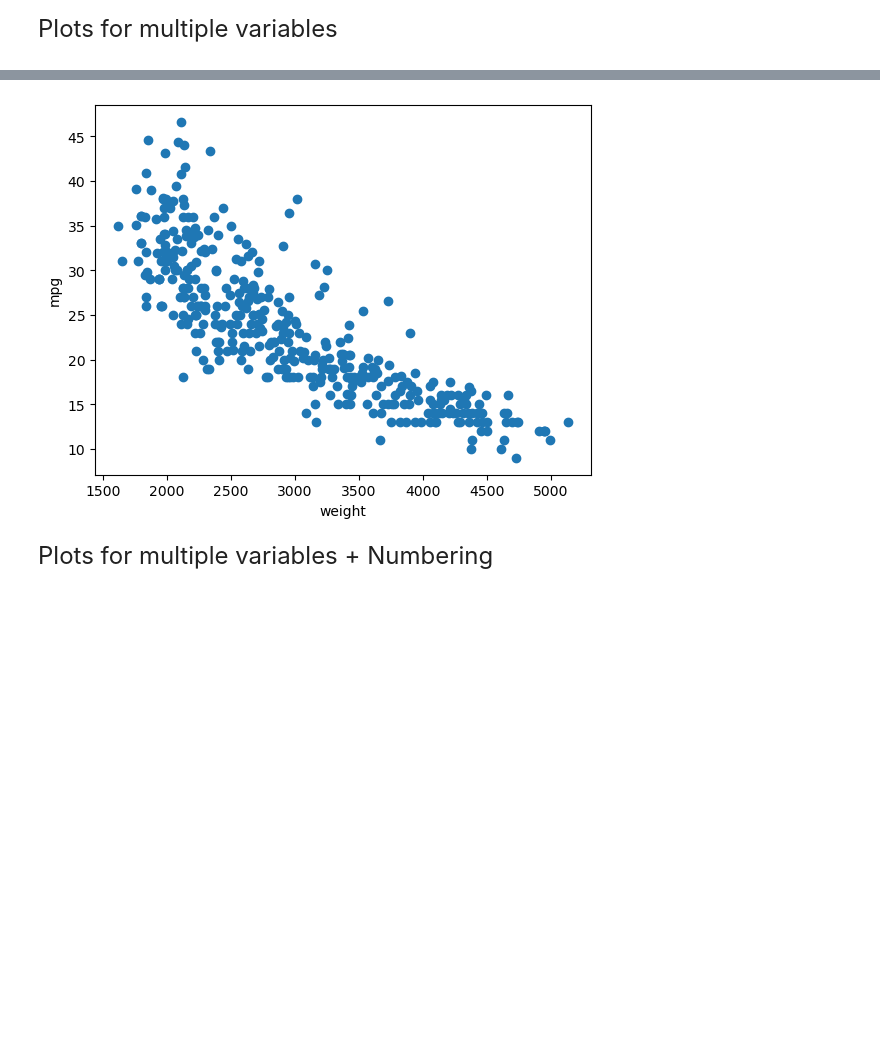
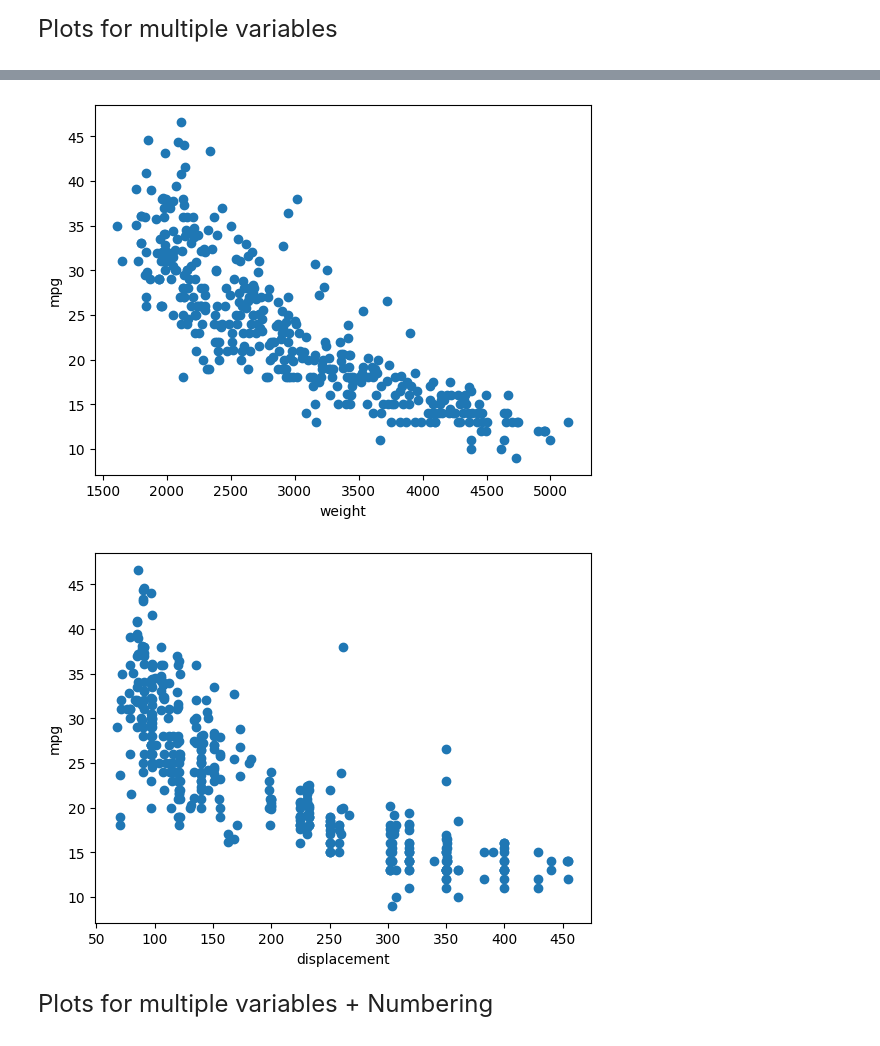
Before and after one commit to isabelcohen/emoryqtm151, a Jupyter notebook: Lecture 05/Lecture 5.ipynb, the cells around one changed output, grey strips where cells are left out. Saved outputs shown, nothing was run; the diff lists cells and outputs as text; code cells hidden in the pictures; blank space fills up the shorter version.

```diff
--- a/Lecture 05/Lecture 5.ipynb
+++ b/Lecture 05/Lecture 5.ipynb
@@ -200,35 +219,36 @@ Plots for multiple variables
 #-------------   This produces exactly the same output as running -------------#
 #
 #    carfeatures = pd.read_csv("data/features.csv")
 #    list_vars = ["acceleration","weight"]
 #
 #    variable_name = "acceleration"
 #    plt.scatter(x= carfeatures[variable_name], y = carfeatures["mpg"])
 #    plt.ylabel("mpg")
 #    plt.xlabel(variable_name)
 #    plt.show()
 #
 #    variable_name = "weight"
 #    plt.scatter(x= carfeatures[variable_name], y = carfeatures["mpg"])
 #    plt.ylabel("mpg")
 #    plt.xlabel(variable_name)
 #    plt.show()
 #
 #------------------------------------------------------------------------------#
 
 carfeatures = pd.read_csv("data/features.csv")
-list_vars   = ["acceleration","weight"]
+list_vars   = ["acceleration", "weight", "displacement"]
 
 for variable_name in list_vars:
-    plt.scatter(x= carfeatures[variable_name], y = carfeatures["mpg"])
+    plt.scatter(x = carfeatures[variable_name], y = carfeatures["mpg"])
     plt.ylabel("mpg")
     plt.xlabel(variable_name)
     plt.show()
 
 # Try adding more variables to the analysis!!!
 # %% [output]
 [figure]
 [figure]
+[figure, added]
 # %% [markdown]
 <font size = "5" >
 
```
Also changed, not shown: parts of 9 cells of this notebook.
